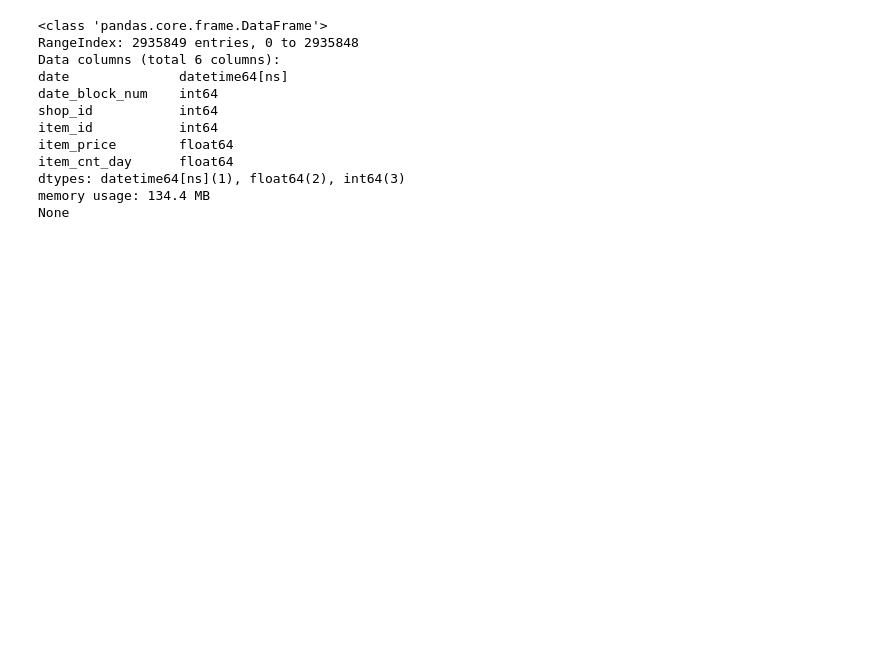
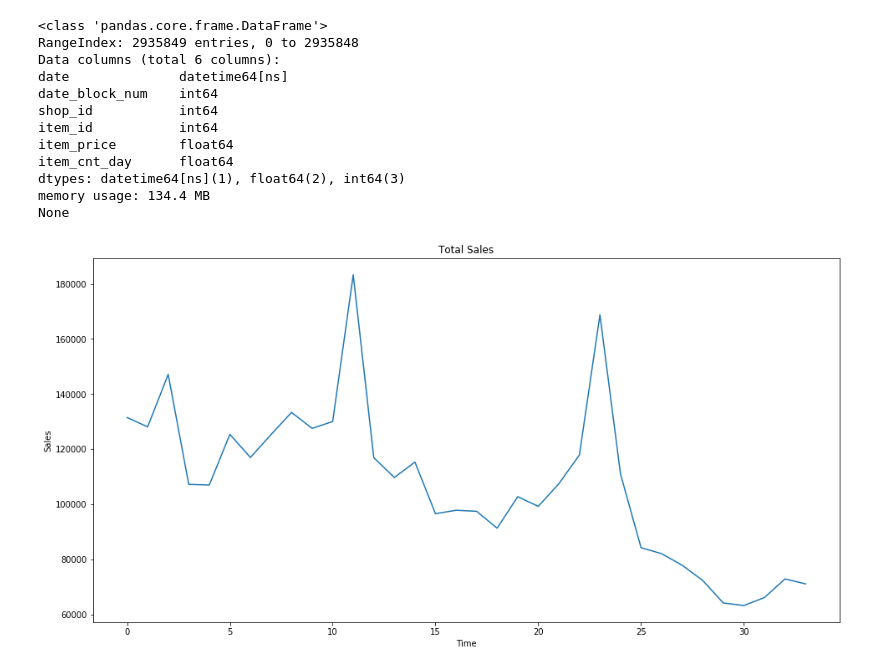
Before and after one commit to PaulGuo5/Predict-Future-Sales, a Jupyter notebook: preprocess.ipynb, the cells around one changed output. Saved outputs shown, nothing was run; the diff lists cells and outputs as text; code cells hidden in the pictures; blank space fills up the shorter version.

Commit message:
Add plot of total sales

```diff
--- a/preprocess.ipynb
+++ b/preprocess.ipynb
@@ -10,21 +13,12 @@ items_categories = pd.read_csv('item_categories.csv')
 submission = pd.read_csv('sample_submission.csv')
 # %%
 def preprocess_date(data):
-    '''
-    data['date'], data['month'], data['year'] = data['date'].str.split('.').str
-    data[['date']] = data[['date']].astype(int)
-    data[['month']] = data[['month']].astype(int)
-    data[['year']] = data[['year']].astype(int)
-    '''
     data.date = data.date.apply(lambda x : datetime.datetime.strptime(x, '%d.%m.%Y'))
     return data
 
-def preprocess(data):
-    return data
-
 # test if functions work
-# train = preprocess_date(train)
-# print(train.info())
+train = preprocess_date(train)
+print(train.info())
 # %% [output]
 <class 'pandas.core.frame.DataFrame'>
 RangeIndex: 2935849 entries, 0 to 2935848
@@ -42,3 +36,18 @@ None
 def groupby_dbn_shopid_item(data):
     month_sales = data.groupby(["date_block_num","shop_id","item_id"])["date","item_price","item_cnt_day"].agg({"date":["min","max"], "item_price":"mean", "item_cnt_day":"sum"})
     return month_sales
+
+def create_timeseries(data):
+    ts = data.groupby(["date_block_num"])["item_cnt_day"].sum()
+    ts.astype('float')
+    return ts
+# %%
+ts = create_timeseries(train)
+plt.figure(figsize = (16, 8))
+plt.title("Total Sales")
+plt.xlabel("Time")
+plt.ylabel("Sales")
+plt.plot(ts)
+plt.show()
+# %% [output]
+[figure, added]
```
Also changed, not shown: parts of 3 cells of this notebook.
